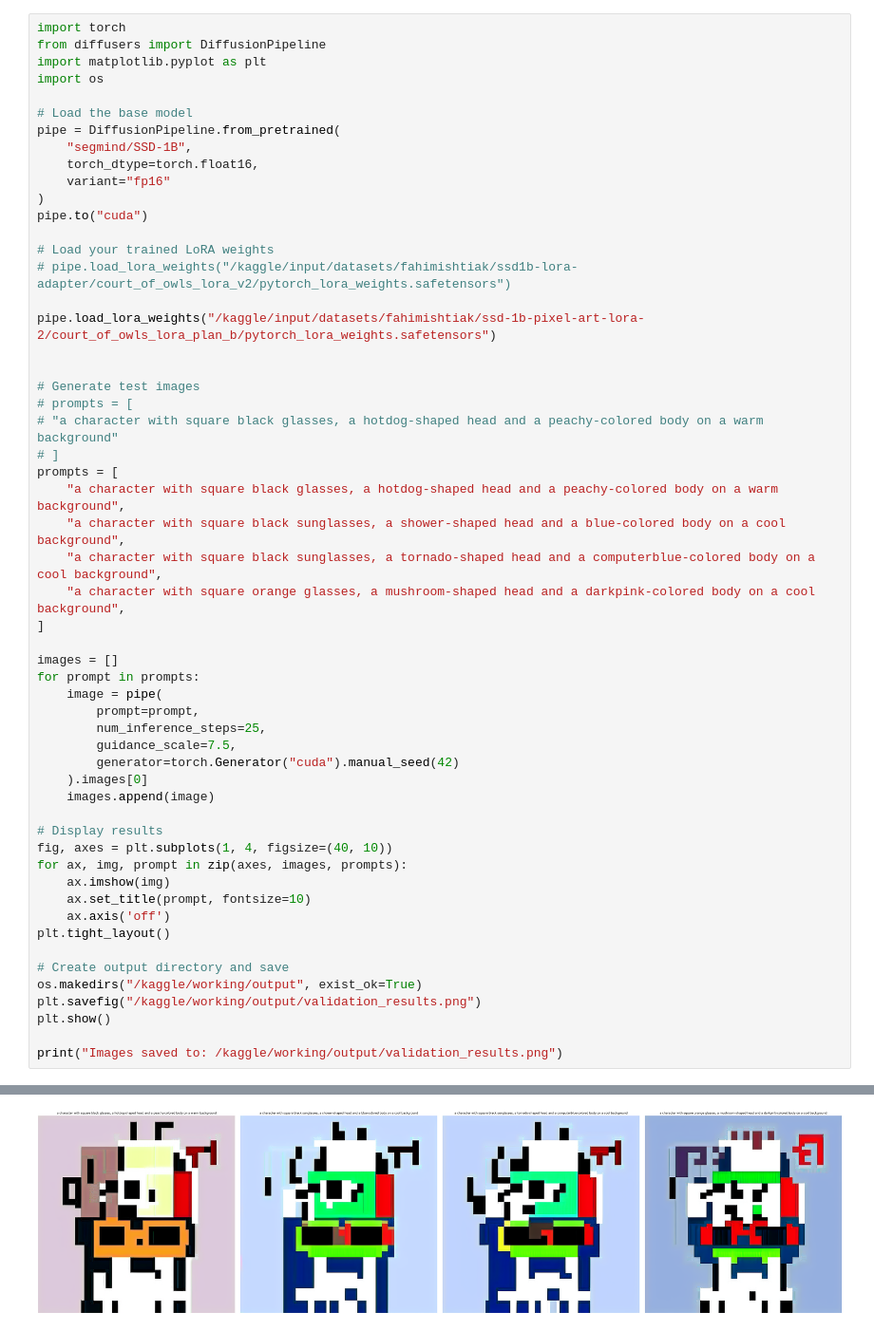
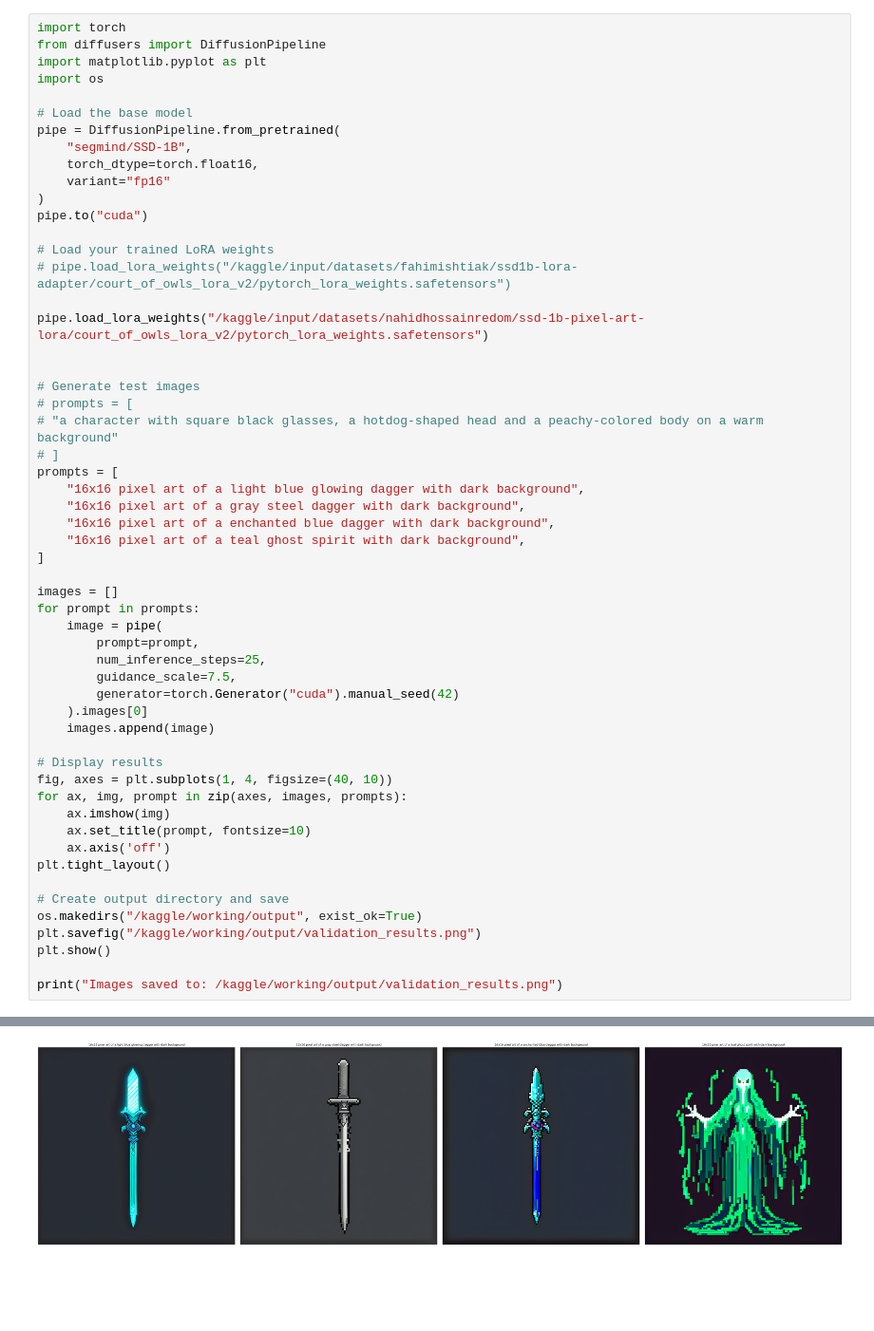
Before and after one commit to FAHIM-ISHTIAK/PixelArtGeneration, a Jupyter notebook: image_generator.ipynb, the cells around one changed output, grey strips where cells are left out. Shown at 95% size. Drawn from its saved outputs; the diff is of its cells as text; blank space fills up the shorter version.

Commit message:
Kaggle Notebook | notebookd04b5f6b31 | Version 6

```diff
--- a/image_generator.ipynb
+++ b/image_generator.ipynb
@@ -15,7 +15,7 @@ pipe.to("cuda")
 # Load your trained LoRA weights
 # pipe.load_lora_weights("/kaggle/input/datasets/fahimishtiak/ssd1b-lora-adapter/court_of_owls_lora_v2/pytorch_lora_weights.safetensors")
 
-pipe.load_lora_weights("/kaggle/input/datasets/fahimishtiak/ssd-1b-pixel-art-lora-2/court_of_owls_lora_plan_b/pytorch_lora_weights.safetensors")
+pipe.load_lora_weights("/kaggle/input/datasets/nahidhossainredom/ssd-1b-pixel-art-lora/court_of_owls_lora_v2/pytorch_lora_weights.safetensors")
 
 
 # Generate test images
@@ -23,10 +23,10 @@ pipe.load_lora_weights("/kaggle/input/datasets/fahimishtiak/ssd-1b-pixel-art-lor
 # "a character with square black glasses, a hotdog-shaped head and a peachy-colored body on a warm background"
 # ]
 prompts = [
-    "a character with square black glasses, a hotdog-shaped head and a peachy-colored body on a warm background",
-    "a character with square black sunglasses, a shower-shaped head and a blue-colored body on a cool background",
-    "a character with square black sunglasses, a tornado-shaped head and a computerblue-colored body on a cool background",
-    "a character with square orange glasses, a mushroom-shaped head and a darkpink-colored body on a cool background",
+    "16x16 pixel art of a light blue glowing dagger with dark background",
+    "16x16 pixel art of a gray steel dagger with dark background",
+    "16x16 pixel art of a enchanted blue dagger with dark background",
+    "16x16 pixel art of a teal ghost spirit with dark background",
 ]
 
 images = []
@@ -75 +77 @@ Notes:
-[figure, old version]
+[figure, new version]
```
Also changed, not shown: parts of 1 cell of this notebook.
